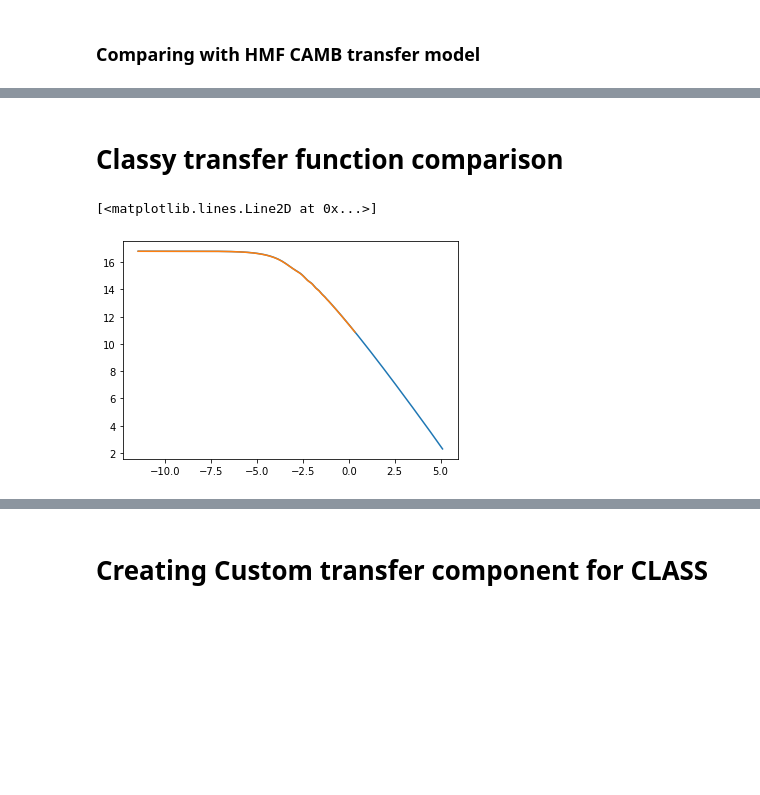
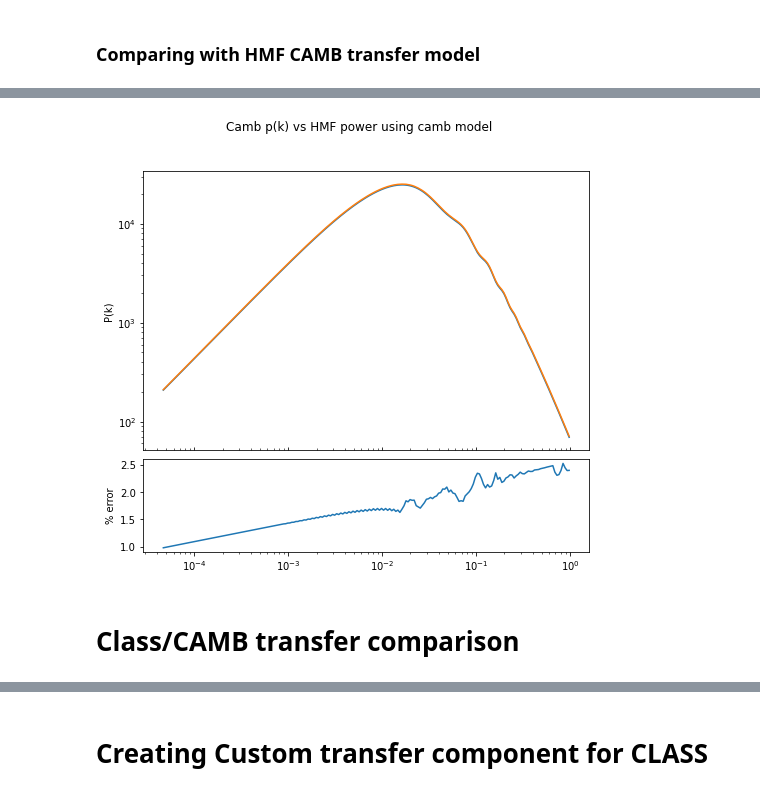
Before and after one commit to treydriskell/millicharge21cm, a Jupyter notebook: scratch/notebooks/classy_hmf.ipynb, the cells around one changed output, grey strips where cells are left out. Cells and saved outputs as stored; diff of their text form; code cells hidden in the pictures; blank space fills up the shorter version.

```diff
--- a/scratch/notebooks/classy_hmf.ipynb
+++ b/scratch/notebooks/classy_hmf.ipynb
@@ -37,2 +103,40 @@ plt.plot(np.log(k), camb_tmodel.lnt(lnk))
+# %%
+nonlinear=False
+z = 0
+mf = hmf.hmf.MassFunction(
+    cosmo_model=Planck, transfer_params={'camb_params': camb_params},
+    z=z
+)
+camb_pk = camb.get_matter_power_interpolator(
+    camb_params, nonlinear=nonlinear,
+)
+# Calculates power
+mf.power;
+# %%
+fig, (ax1, ax2) = plt.subplots(
+    2,1,
+    gridspec_kw={'height_ratios': [3,1]},
+    figsize=(8,7),
+)
+plt.subplots_adjust(hspace=0.05)
+
+mask =  mf.k >= ks[0]
+mask *= mf.k < ks[-1]
+mask *= mf.k < 1
+
+ax1.plot(mf.k[mask], camb_pk.P(z, mf.k[mask]))
+ax1.plot(mf.k[mask], mf.power[mask])
+ax1.set(xscale='log', yscale='log', ylabel='P(k)')
+ax1.tick_params(axis='x', which='both', direction='in',labelbottom=False)
+
+ax2.plot(mf.k[mask], perc_err(mf.power[mask], camb_pk.P(z, mf.k[mask])))
+ax2.set_xscale('log')
+ax2.set_ylabel("% error")
+
+fig.suptitle("Camb p(k) vs HMF power using camb model")
+fig.patch.set_facecolor('white')
+plt.show()
+# %% [output]
+[figure, added]
 # %% [markdown]
-# Classy transfer function comparison
+# Class/CAMB transfer comparison
@@ -53,6 +148,0 @@ cl_trans = np.array([cl_trans['k (h/Mpc)'], cl_trans['-T_tot/k2']])
-# %%
-plt.plot(*np.log(cl_trans))
-plt.plot(*np.log(camb_trans))
-# %% [output]
-[<matplotlib.lines.Line2D at 0x...>]
-[figure, removed]
```
Also changed, not shown: parts of 28 cells of this notebook.
